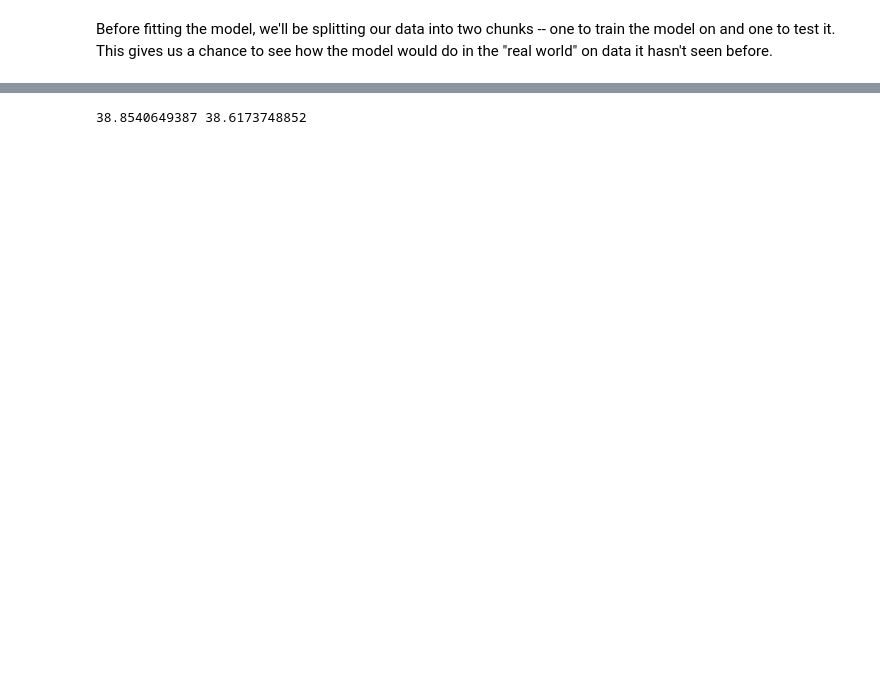
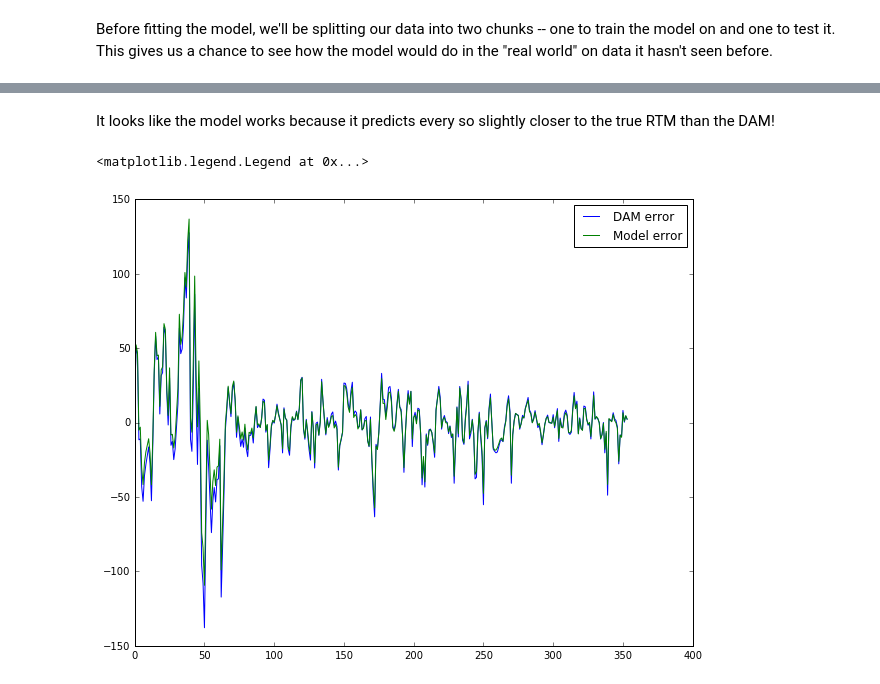
Before and after one commit to adicu/AccessibleML, a Jupyter notebook: 3. Timeseries Regression.ipynb, the cells around one changed output, grey strips where cells are left out. Cells and saved outputs as stored; diff of their text form; code cells hidden in the pictures; blank space fills up the shorter version.

```diff
--- a/3. Timeseries Regression.ipynb
+++ b/3. Timeseries Regression.ipynb
@@ -447,6 +464,12 @@ plt.legend()
-# %%
-avgDAM = sum(daily_df['dam_lbmp'].values)/len(daily_df['dam_lbmp'].values)
-avgRTM = sum(daily_df['rtm_lbmp'].values[1:])/len(daily_df['rtm_lbmp'].values[1:])
-print(avgDAM, avgRTM)
-# %% [output]
-38.8540649387 38.6173748852
+# %% [markdown]
+It looks like the model works because it predicts every so slightly closer to the true RTM than the DAM!
+# %%
+dam_adj = daily_df['rtm_lbmp'].values[10:]-daily_df['dam_lbmp'].values[:-10]
+mod_adj = daily_df['rtm_lbmp'].values[10:]-predicted_prices[:-1]
+plt.figure(figsize=(10, 8))
+plt.plot(dam_adj, label='DAM error')
+plt.plot(mod_adj, label='Model error')
+plt.legend()
+# %% [output]
+<matplotlib.legend.Legend at 0x...>
+[figure, added]
```
Also changed, not shown: parts of 17 cells of this notebook.
